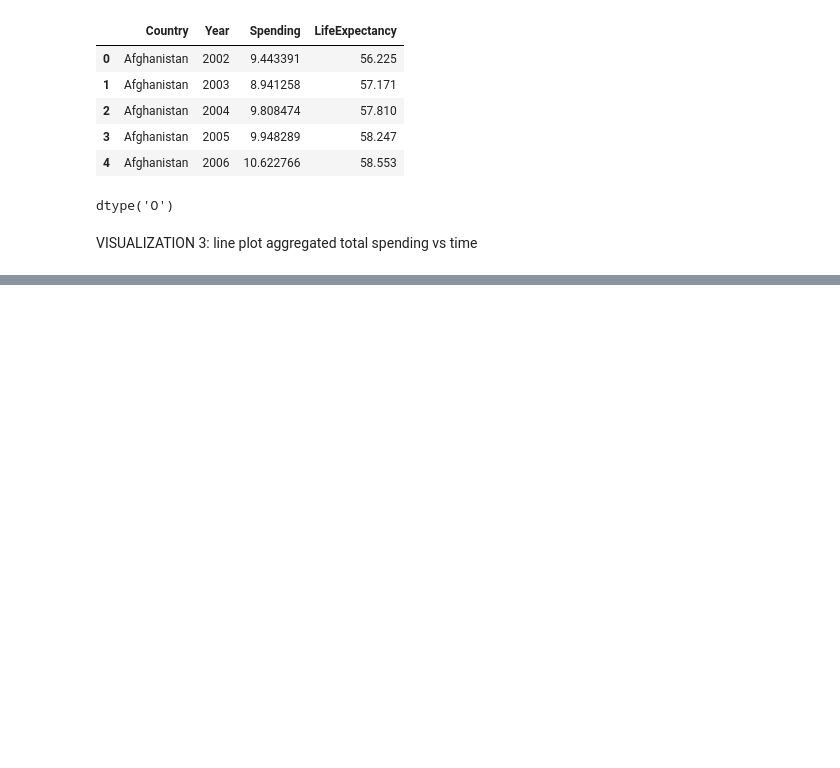
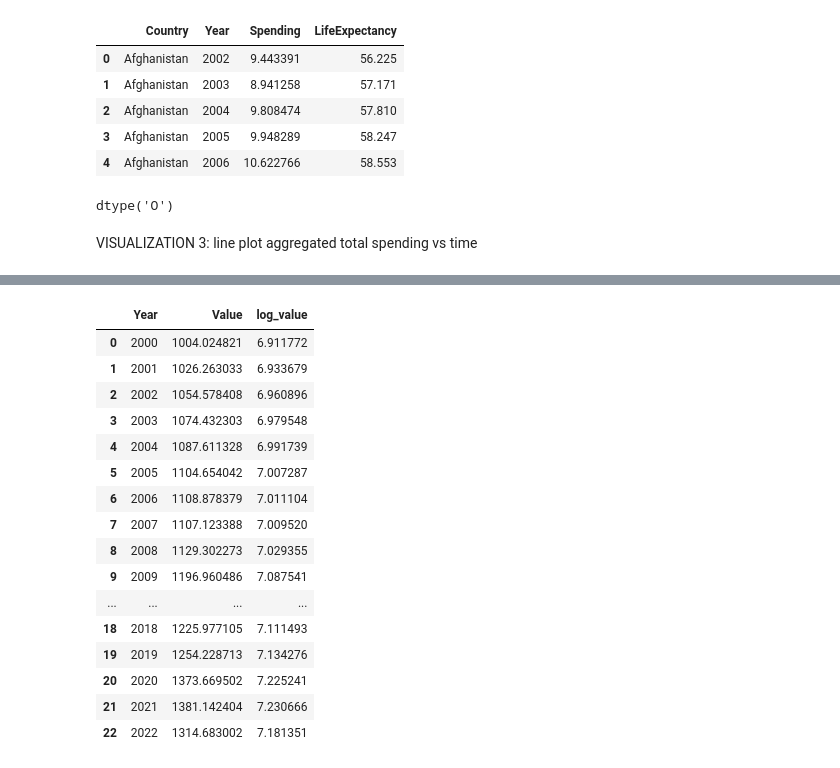
Before and after one commit to drytea19/DS-4200-Global-Mortality-Rates-and-Healthcare-Performance, a Jupyter notebook: final_project.ipynb, the cells around one changed output, grey strips where cells are left out. Drawn from its saved outputs; the diff is of its cells as text; code cells hidden in the pictures; blank space fills up the shorter version.

```diff
--- a/final_project.ipynb
+++ b/final_project.ipynb
@@ -347 +347,21 @@ year_sum
+# %%
+year_sum
+# %% [output]
+|  | Year | Value | log_value |
+| 0 | 2000 | 1004.024821 | 6.911772 |
+| 1 | 2001 | 1026.263033 | 6.933679 |
+| 2 | 2002 | 1054.578408 | 6.960896 |
+| 3 | 2003 | 1074.432303 | 6.979548 |
+| 4 | 2004 | 1087.611328 | 6.991739 |
+| 5 | 2005 | 1104.654042 | 7.007287 |
+| 6 | 2006 | 1108.878379 | 7.011104 |
+| 7 | 2007 | 1107.123388 | 7.009520 |
+| 8 | 2008 | 1129.302273 | 7.029355 |
+| 9 | 2009 | 1196.960486 | 7.087541 |
+| ... | ... | ... | ... |
+| 18 | 2018 | 1225.977105 | 7.111493 |
+| 19 | 2019 | 1254.228713 | 7.134276 |
+| 20 | 2020 | 1373.669502 | 7.225241 |
+| 21 | 2021 | 1381.142404 | 7.230666 |
+| 22 | 2022 | 1314.683002 | 7.181351 |
 # %%
```
Also changed, not shown: parts of 6 cells of this notebook, 5 other files.
